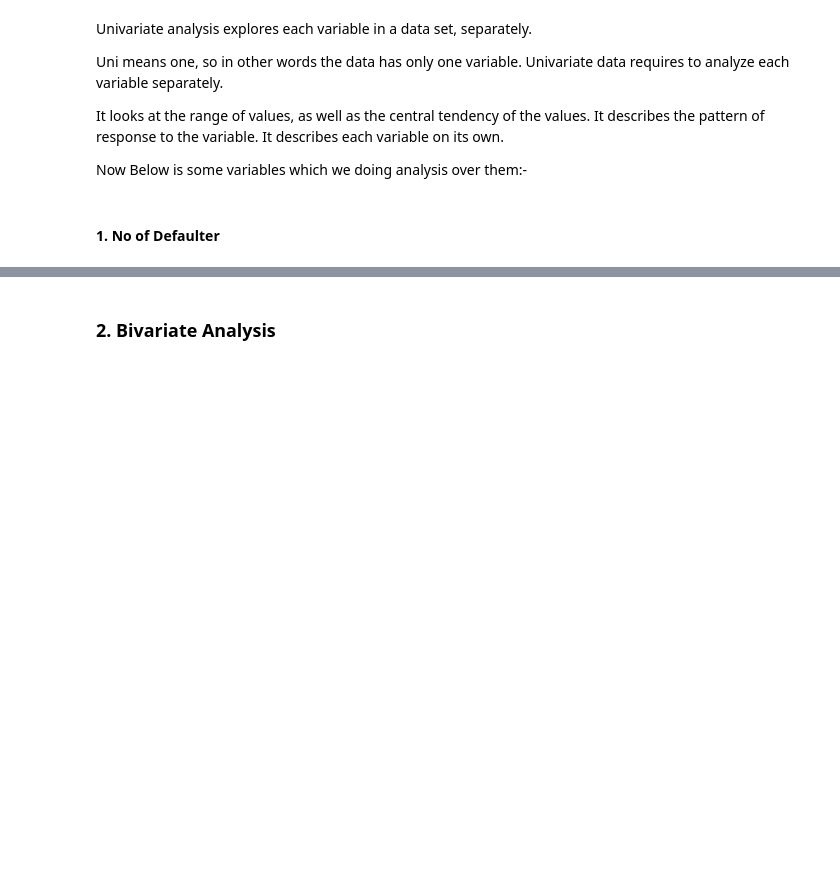
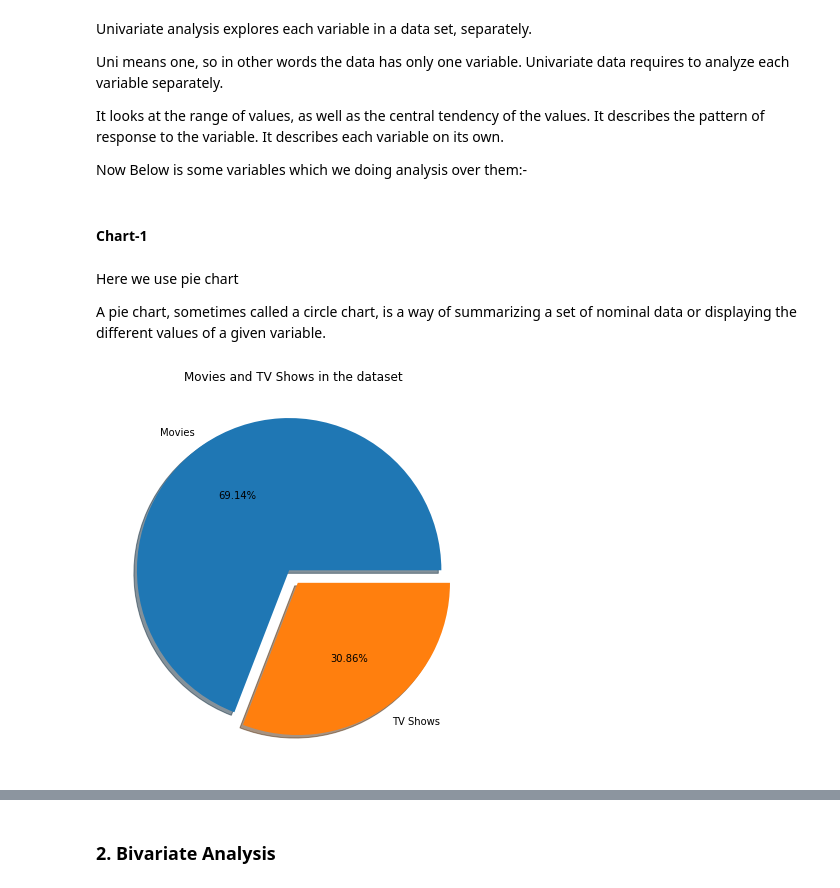
Before and after one commit to KrushnaChaure/Netflix-Movies-and-TV-Shows-Clustering, a Jupyter notebook: Krushna_Chaure_Netflix_Movies_and_TV_Shows_Clustering_Capstone_Project.ipynb, the cells around one changed output, grey strips where cells are left out. Drawn from its saved outputs; the diff is of its cells as text; code cells hidden in the pictures; blank space fills up the shorter version.

```diff
--- a/Krushna_Chaure_Netflix_Movies_and_TV_Shows_Clustering_Capstone_Project.ipynb
+++ b/Krushna_Chaure_Netflix_Movies_and_TV_Shows_Clustering_Capstone_Project.ipynb
@@ -271,0 +314,4 @@ No. of unique values in  description is 7769
+# %%
+# Choosing the primary country and primary genre to simplify the analysis
+dataset['country'] = dataset['country'].apply(lambda x: x.split(',')[0])
+dataset['listed_in'] = dataset['listed_in'].apply(lambda x: x.split(',')[0])
@@ -271,0 +357,3 @@ No. of unique values in  description is 7769
+# %%
+# Splitting the duration column, and changing the datatype to integer
+dataset['duration'] = dataset['duration'].apply(lambda x: int(x.split()[0]))
@@ -271,0 +407,3 @@ No. of unique values in  description is 7769
+# %%
+# Converting 'date_added' from string to datetime
+dataset["date_added"] = pd.to_datetime(dataset['date_added'])
@@ -271,0 +419,7 @@ No. of unique values in  description is 7769
+# %%
+# Adding new attributes month_added & year_added from date_added column
+dataset['month_added'] = dataset['date_added'].dt.month
+dataset['year_added'] = dataset['date_added'].dt.year
+
+# Drop date_added column
+dataset.drop('date_added', axis=1, inplace=True)
@@ -284,4 +467,19 @@ It looks at the range of values, as well as the central tendency of the values.
 
 Now Below is some variables which we doing analysis over them:-
 # %% [markdown]
-#### 1. No of Defaulter
+#### Chart-1
+# %% [markdown]
+Here we use pie chart
+
+A pie chart, sometimes called a circle chart, is a way of summarizing a set of nominal data or displaying the different values of a given variable.
+# %%
+# Number of Movies and TV Shows in the dataset
+plt.figure(figsize=(10,7))
+y = dataset.type.value_counts()
+mylabels = ['Movies', 'TV Shows']
+myexplode = [0.05, 0.05]
+plt.pie(y,labels = mylabels, explode = myexplode,autopct='%1.2f%%', shadow = True)
+plt.title('Movies and TV Shows in the dataset')
+plt.show()
+# %% [output]
+[figure, added]
```
Also changed, not shown: parts of 41 cells of this notebook.
